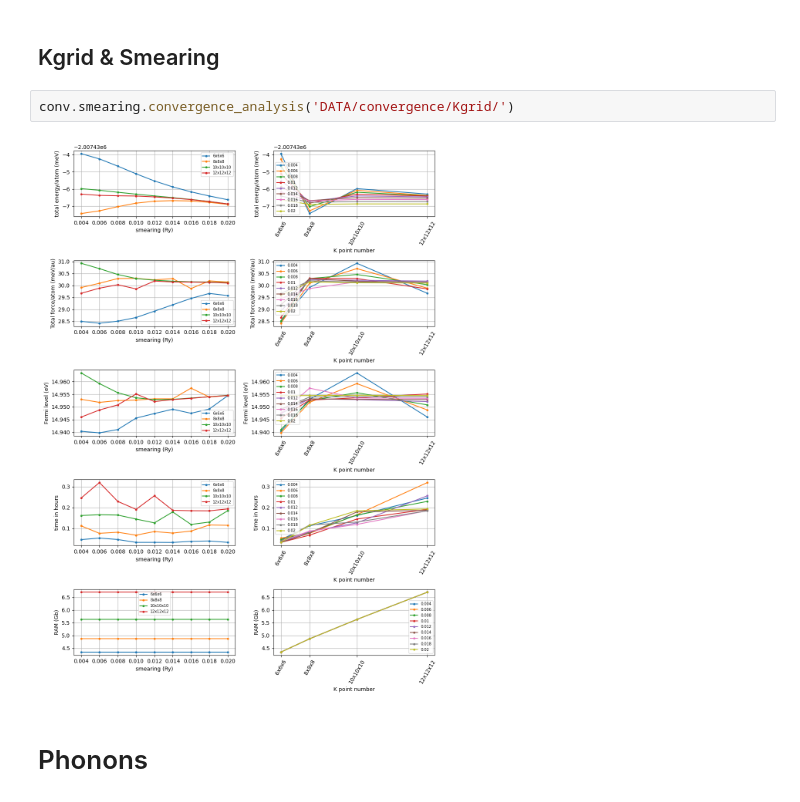
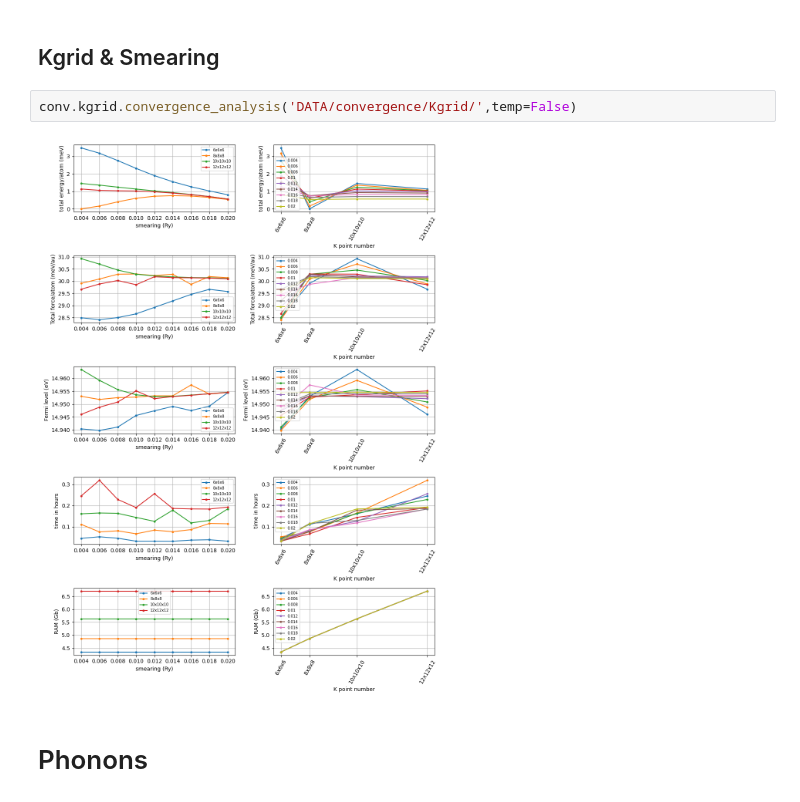
Before and after one commit to mgamigo/YAIV, a Jupyter notebook: Tutorial/Convergence_module.ipynb, the cells around one changed output. Cells and saved outputs as stored; diff of their text form.

```diff
--- a/Tutorial/Convergence_module.ipynb
+++ b/Tutorial/Convergence_module.ipynb
@@ -11,9 +11,9 @@ conv.cutoff.convergence_analysis('DATA/convergence/cutoff/')
 # %% [markdown]
 ## Kgrid & Smearing
 # %%
-conv.smearing.convergence_analysis('DATA/convergence/Kgrid/')
+conv.kgrid.convergence_analysis('DATA/convergence/Kgrid/',temp=False)
 # %% [output]
-[figure, old version]
+[figure, new version]
 # %% [markdown]
 # Phonons
 # %% [markdown]
```
Also changed, not shown: parts of 3 cells of this notebook, 3 other files.
